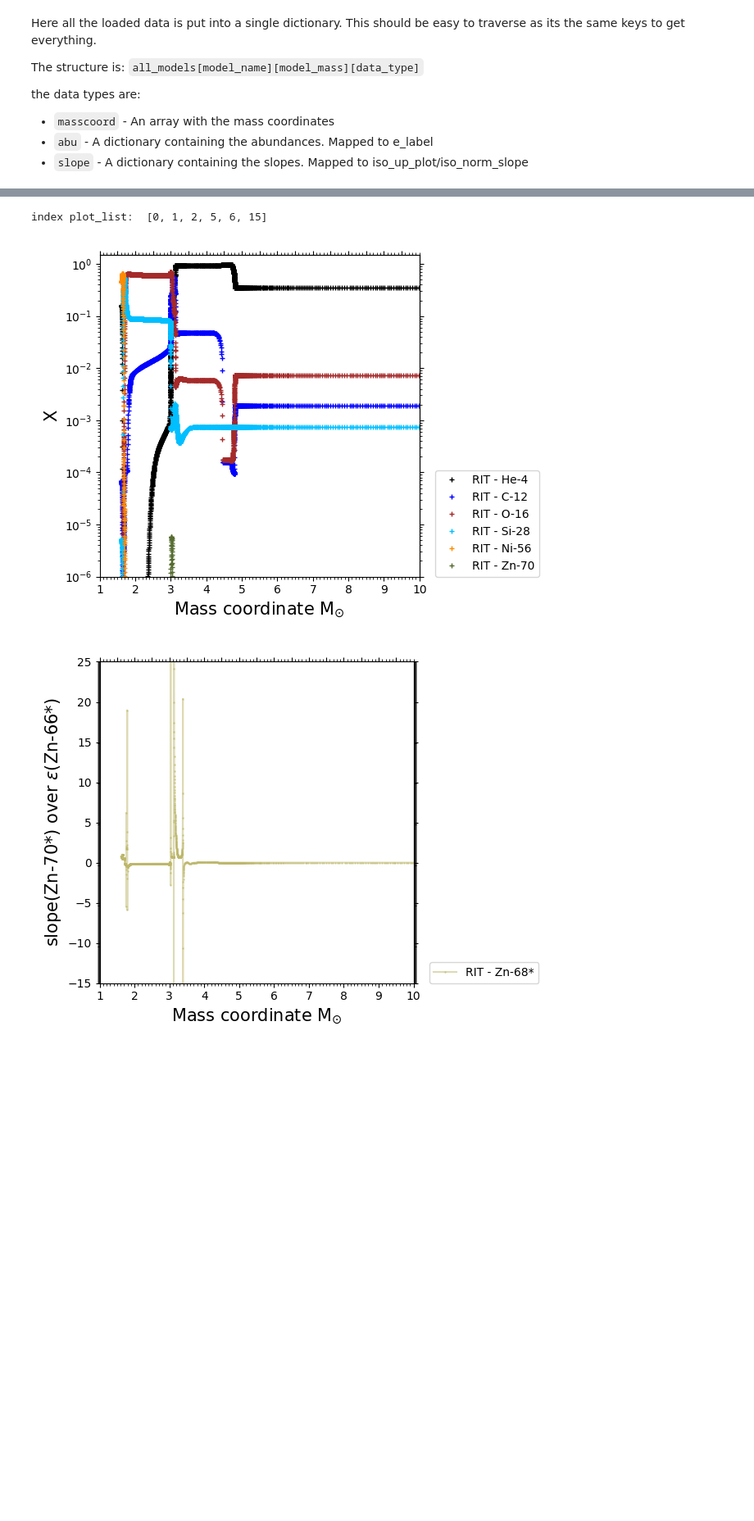
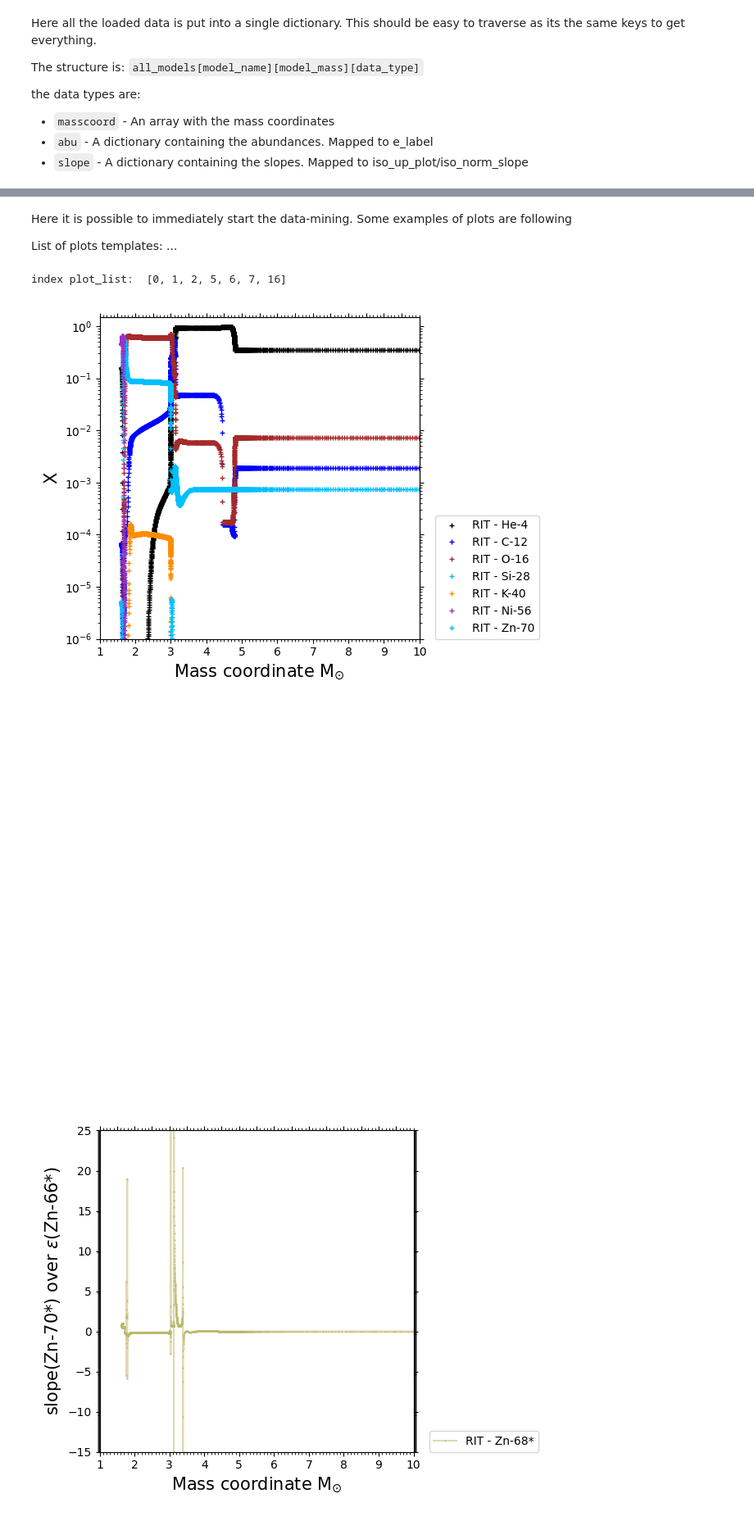
Before and after one commit to NuGrid/chetec-infra_WP9, a Jupyter notebook: simple_plot_v11.ipynb, the cells around one changed output, grey strips where cells are left out. Shown at 82% size. Drawn from its saved outputs; the diff is of its cells as text; code cells hidden in the pictures; blank space fills up the shorter version.

```diff
--- a/simple_plot_v11.ipynb
+++ b/simple_plot_v11.ipynb
@@ -101,17 +53,0 @@ if check_data_file == False:
-# %%
-if check_data_file == False:
-    # Loading Lawson+22 - 1 peformance upgrade
-    dir_law = data_dir+'LAW22/'
-    models_list = ['M15s_run15f1_216M1.3bgl_mp.txt','M20s_run20f1_300M1.56jl_mp.txt','M25s_run25f1_280M1.83rrl_mp.txt']
-    num_species = 5209
-
-    start_time = t.time()
-    numpart_all = []; massinc_all = []
-    anum_all = []; znum_all = []; x_all = []
-    iso_name_all = []; num_of_part_all = []
-    for i in models_list:
-        mass, numpart, number_of_parts, a, z, x, iso = load_lawson22(dir_law+i,num_species)
-        massinc_all.append(mass); num_of_part_all.append(number_of_parts); numpart_all.append(numpart)
-        anum_all.append(a); znum_all.append(z); x_all.append(x); iso_name_all.append(iso)
-
-    print_time("done with Lawson",start_time)
@@ -521,5 +217,5 @@ if check_data_file == False:
 # %%
-# and read now....
+# and read from the file generated by the load function
 
 data_pot = open('selected_abundances_data.txt','r')
 
@@ -533,19 +229,19 @@ data_pot.close()
 iso_list = ast.literal_eval(data[0])
 e_label  = ast.literal_eval(data[1])
 # rau02
-rau_mass_1 = np.array(ast.literal_eval(data[2])); rau_y = np.array(ast.literal_eval(data[3]))
+rau02_mass = np.array(ast.literal_eval(data[2])); rau02_abund = np.array(ast.literal_eval(data[3]))
 # rit18
-mass = np.array(ast.literal_eval(data[4])); e_abund = np.array(ast.literal_eval(data[5]))
+mass = np.array(ast.literal_eval(data[4])); r18_abund = np.array(ast.literal_eval(data[5]))
 t9_cyc = np.array(ast.literal_eval(data[6]))
 # pgn16
 p16_mass = np.array(ast.literal_eval(data[7])); p16_abund = np.array(ast.literal_eval(data[8]))
 p16_t9_cyc = np.array(ast.literal_eval(data[9]))
 # law22
-mass_inc = np.array(ast.literal_eval(data[10])); y = np.array(ast.literal_eval(data[11]))
+la22_mass = np.array(ast.literal_eval(data[10])); la22_abund = np.array(ast.literal_eval(data[11]))
 # sie18
 mass_sie = np.array(ast.literal_eval(data[12])); sie_abund = np.array(ast.literal_eval(data[13]))
 # LC18
-lc18_mass_1 = np.array(ast.literal_eval(data[14])); lc18_y = np.array(ast.literal_eval(data[15]))
+lc18_mass = np.array(ast.literal_eval(data[14])); lc18_abund = np.array(ast.literal_eval(data[15]))
 # Bat20
 agb_abund = np.array(ast.literal_eval(data[16]))
 # %%
@@ -745,3 +395,8 @@ for name, masscoord, abu, slope, ratio_minus_1 in model_inputs:
+# %% [markdown]
+Here it is possible to immediately start the data-mining. Some examples of plots are following
+
+List of plots templates:
+...
 # %%
 #print(len(all_models['Rauscher02'][reqmass]['masscoord']))
 ##print(len(all_models['Rauscher02'][reqmass]['slope']))
@@ -826,24 +481,24 @@ def plot_a():
     if 'rau' in rmodels:
         for i in plot_list:
             label_text = "RAU - " + e_label[i]
-            plt.semilogy(rau_mass_1, rau_y[i], color=col[i+2], marker=lin,\
+            plt.semilogy(rau02_mass, rau02_abund[i], color=col[i+2], marker=lin,\
                          ls=':', markersize=0.5, alpha=1, label=label_text)
     if 'lc' in rmodels:
         for i in plot_list:
             label_text = "LC - " + e_label[i]
-            plt.semilogy(lc18_mass_1, lc18_y[i], color=col[i+3], marker=lllin,\
+            plt.semilogy(lc18_mass, lc18_abund[i], color=col[i+3], marker=lllin,\
                          ls='-', markersize=0.8, alpha=0.95, label=label_text)
     if 'law' in rmodels:
         for i in plot_list:
             label_text = "LAW - " + e_label[i]
-            plt.semilogy(mass_inc, y[i], color=col[i+4], marker=lin,\
+            plt.semilogy(la22_mass, y[i], color=col[i+4], marker=lin,\
                          ls='-', markersize=0.8, alpha=0.5, label=label_text)
     if 'rit' in rmodels:
         for i in plot_list: # MP: WHY FOR THIS ONE E_ABUND[I+5]?
             label_text = "RIT - " + e_label[i]
-            #plt.semilogy(mass[ind_tmp:], e_abund[i+5][ind_tmp:], color=col[i], marker=llin,\
+            #plt.semilogy(mass[ind_tmp:], r18_abund[i+5][ind_tmp:], color=col[i], marker=llin,\
             #             markersize=4, ls='', label=label_text)
-            plt.semilogy(mass[ind_tmp:], e_abund[i][ind_tmp:], color=col[i], marker=llin,\
+            plt.semilogy(mass[ind_tmp:], r18_abund[i][ind_tmp:], color=col[i], marker=llin,\
                          markersize=4, ls='', label=label_text)
 
 isotope_list=[]
@@ -866,16 +521,16 @@ def plot_r():
     if 'rau' in rmodels:
         for i in isotope_list:
             label_text = "RAU - " + iso_up_plot[i]
-            plt.plot(rau_mass_1, rau_slope[i], color=col[i+2], marker=lllin, ls='-', markersize=0.8, alpha=0.5, label=label_text)
+            plt.plot(rau02_mass, rau_slope[i], color=col[i+2], marker=lllin, ls='-', markersize=0.8, alpha=0.5, label=label_text)
     if 'lc' in rmodels:
         for i in isotope_list:
             label_text = "LC - " + iso_up_plot[i]
-            plt.plot(lc18_mass_1, lc18_slope[i], color=col[i+3], marker=lllin,\
+            plt.plot(lc18_mass, lc18_slope[i], color=col[i+3], marker=lllin,\
                      ls='-', markersize=0.8, alpha=0.5, label=label_text)
     if 'law' in rmodels:
         for i in isotope_list:
             label_text = "LAW - " + iso_up_plot[i]
-            plt.plot(mass_inc, law_slope[i], color=col[i+4], marker=lllin,\
+            plt.plot(la22_mass, law_slope[i], color=col[i+4], marker=lllin,\
                      ls='-', markersize=0.8, alpha=0.5, label=label_text)
     if 'rit' in rmodels:
         for i in isotope_list:
@@ -883,7 +538,7 @@ def plot_r():
             plt.plot(mass[ind_tmp:], rit_slope[i][ind_tmp:], color=col[i+5], marker=lllin,\
                      ls='-', markersize=0.8, alpha=0.5, label=label_text)
 # %% [output]
-index plot_list:  [0, 1, 2, 5, 6, 15]
+index plot_list:  [0, 1, 2, 5, 6, 7, 16]
 # %%
 # abundance plot (Gabor 1) MP: why this figure is taking so long to be made?
 # what is happening if I select more than one?
@@ -891,35 +546,36 @@ index plot_list:  [0, 1, 2, 5, 6, 15]
 plt.clf()
 fig, ax = plt.subplots()
 
 ind_tmp = np.where(t9_cyc > 1.1e-9)[0][0]
 
 plot_a()
 
-masscut = min(mass[ind_tmp],mass_inc[0])
+masscut = min(mass[ind_tmp],la22_mass[0])
 masscut = min(masscut,min(mass_sie[:]))
 
 ax.set_xlim(1,10)
 ax2=ax.secondary_xaxis('top')
 ax2.set_xticks(np.arange(1, 10, 0.5))
 ax2.set_xticklabels([])
 ax.xaxis.set_minor_locator(plt.MultipleLocator(0.1))
 ax2.xaxis.set_minor_locator(plt.MultipleLocator(0.1))
 ax.set_xlabel(xlabel1,fontsize=15)
 
 ax.set_ylim(1e-6,1.5)
 ax3=ax.secondary_yaxis('right')
 ax3.set_yticklabels([])
 ax.set_ylabel(ylabel1,fontsize=15)
 
 ax.legend(bbox_to_anchor=(1.05, 0), loc="lower left", borderaxespad=0)
 plt.tight_layout()
 
 if abu_name != "":
     plt.savefig(abu_name, bbox_inches='tight', pad_inches=0.1,dpi=300)
 
 plt.show()
 # %% [output]
-[figure, old version]
+[figure, new version]
+[figure, added]
 # %%
 #Ratio plot (Gabor 2) MP: why this figure is taking so long to be made?
 plt.clf()
```
Also changed, not shown: parts of 29 cells of this notebook, 1 other file.
